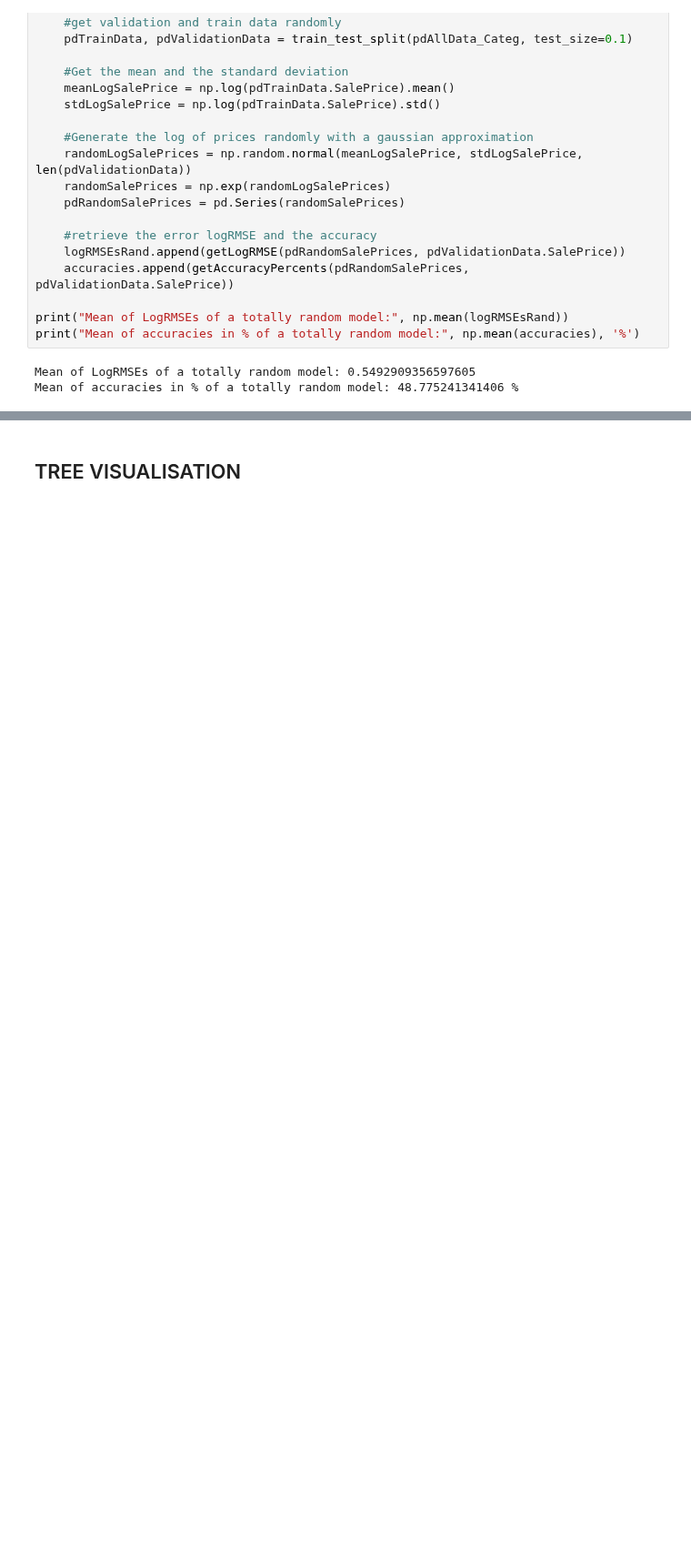
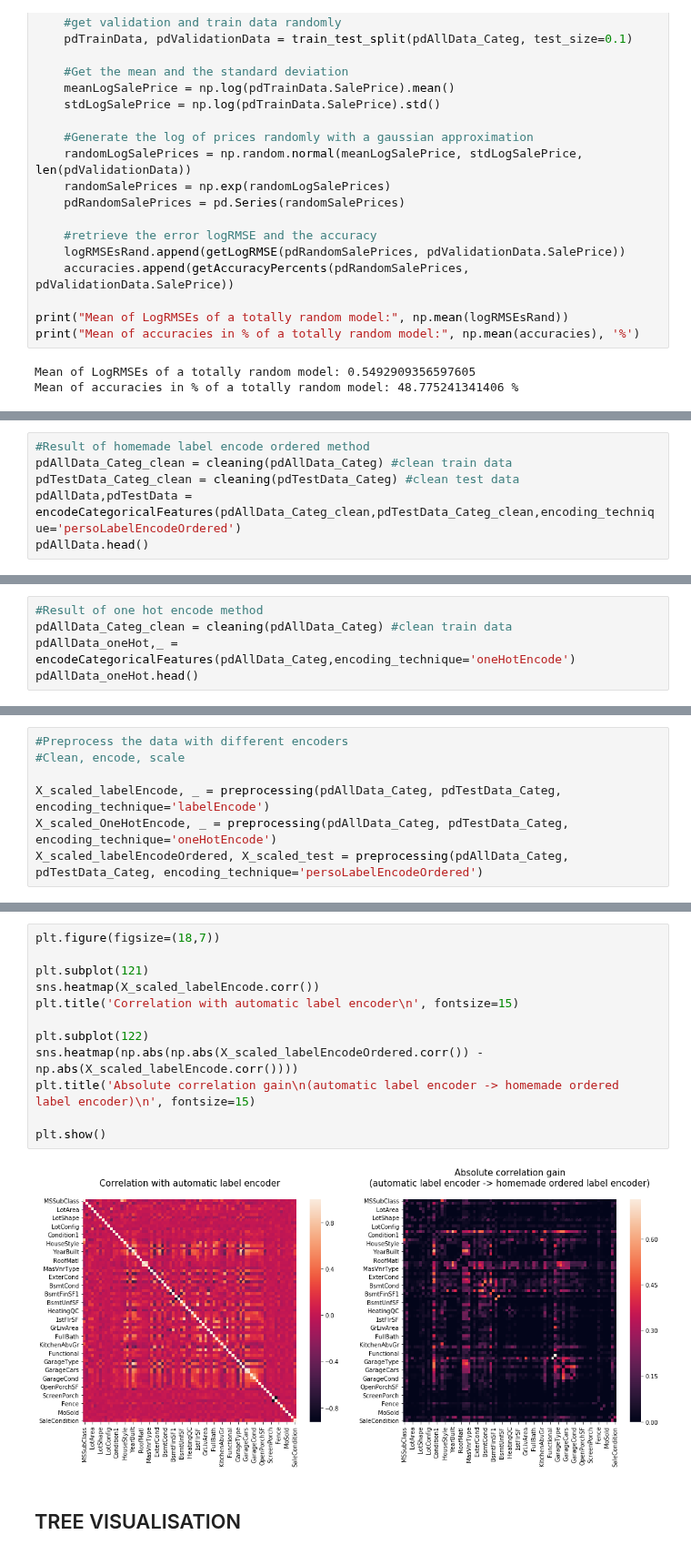
Before and after one commit to Gadiben/AML2018, a Jupyter notebook: Notebooks/challenges/Propre-DataStats.ipynb, the cells around one changed output, grey strips where cells are left out. Shown at 91% size. Drawn from its saved outputs; the diff is of its cells as text; blank space fills up the shorter version.

```diff
--- a/Notebooks/challenges/Propre-DataStats.ipynb
+++ b/Notebooks/challenges/Propre-DataStats.ipynb
@@ -709,0 +874,6 @@ Mean of accuracies in % of a totally random model: 48.775241341406 %
+# %%
+#Result of homemade label encode ordered method
+pdAllData_Categ_clean = cleaning(pdAllData_Categ) #clean train data
+pdTestData_Categ_clean = cleaning(pdTestData_Categ) #clean test data
+pdAllData,pdTestData = encodeCategoricalFeatures(pdAllData_Categ_clean,pdTestData_Categ_clean,encoding_technique='persoLabelEncodeOrdered')
+pdAllData.head()
@@ -709,0 +888,5 @@ Mean of accuracies in % of a totally random model: 48.775241341406 %
+# %%
+#Result of one hot encode method
+pdAllData_Categ_clean = cleaning(pdAllData_Categ) #clean train data
+pdAllData_oneHot,_ = encodeCategoricalFeatures(pdAllData_Categ,encoding_technique='oneHotEncode')
+pdAllData_oneHot.head()
@@ -709,0 +935,7 @@ Mean of accuracies in % of a totally random model: 48.775241341406 %
+# %%
+#Preprocess the data with different encoders
+#Clean, encode, scale
+
+X_scaled_labelEncode, _ = preprocessing(pdAllData_Categ, pdTestData_Categ, encoding_technique='labelEncode')
+X_scaled_OneHotEncode, _ = preprocessing(pdAllData_Categ, pdTestData_Categ, encoding_technique='oneHotEncode')
+X_scaled_labelEncodeOrdered, X_scaled_test = preprocessing(pdAllData_Categ, pdTestData_Categ, encoding_technique='persoLabelEncodeOrdered')
@@ -710,3 +948,17 @@ Mean of accuracies in % of a totally random model: 48.775241341406 %
+# %%
+plt.figure(figsize=(18,7))
+
+plt.subplot(121)
+sns.heatmap(X_scaled_labelEncode.corr())
+plt.title('Correlation with automatic label encoder\n', fontsize=15)
+
+plt.subplot(122)
+sns.heatmap(np.abs(np.abs(X_scaled_labelEncodeOrdered.corr()) - np.abs(X_scaled_labelEncode.corr())))
+plt.title('Absolute correlation gain\n(automatic label encoder -> homemade ordered label encoder)\n', fontsize=15)
+
+plt.show()
+# %% [output]
+[figure, added]
 # %% [markdown]
 ## TREE VISUALISATION
 # %%
```
Also changed, not shown: parts of 12 cells of this notebook.
